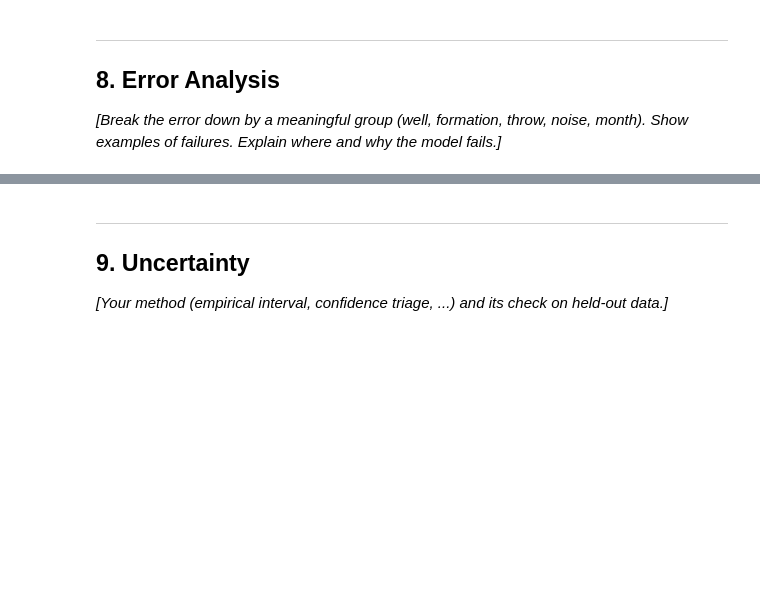
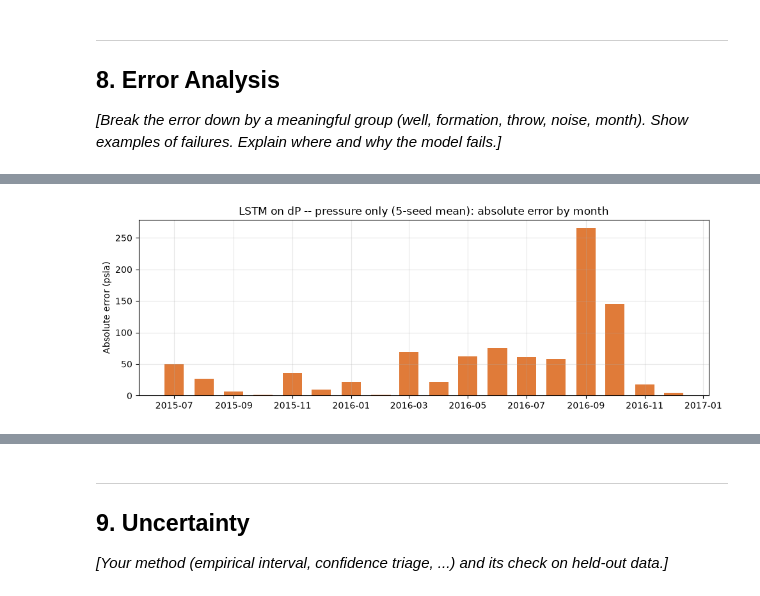
Before and after one commit to sadaraka-kadi/ml4pe-pressure-forecasting, a Jupyter notebook: notebooks/capstone.ipynb, the cells around one changed output, grey strips where cells are left out. Drawn from its saved outputs; the diff is of its cells as text; code cells hidden in the pictures; blank space fills up the shorter version.

```diff
--- a/notebooks/capstone.ipynb
+++ b/notebooks/capstone.ipynb
@@ -84,8 +84,8 @@ DATA_DIR = "../data"
 COLORS = {"blue": "#2d6a9f", "orange": "#e07b39", "green": "#2ca87f",
           "purple": "#8456b8", "navy": "#1a3a5c", "grey": "#b9c6d1"}
 
-OUT_PATH = Path("../output/")
-OUT_PATH.mkdir(parents=True, exist_ok=True)
+FIG_PATH = Path("../results/figures")
+FIG_PATH.mkdir(parents=True, exist_ok=True)
 # %%
 def set_seed(seed):
     np.random.seed(seed)
@@ -1040,0 +1146,20 @@ failures. Explain where and why the model fails.]*
+# %%
+# Error breakdown
+
+best_model_name = "LSTM on dP -- pressure only (5-seed mean)"   # confirm this matches your preds_C key exactly
+best_pred = preds_C[best_model_name]
+
+errors = best_pred - y_true_C
+abs_errors = np.abs(errors)
+
+error_df = pd.DataFrame({
+    "Date": test_C["Date"].values,
+    "Actual": y_true_C,
+    "Predicted": best_pred,
+    "Error": errors,
+    "AbsError": abs_errors
+})
+
+worst = error_df.sort_values("AbsError", ascending=False).head(5)
+print(f"Best single-step model: {best_model_name}\n")
+print(worst.to_string(index=False))
@@ -1040,0 +1175,11 @@ failures. Explain where and why the model fails.]*
+# %%
+plt.figure(figsize=(10, 3.5))
+plt.bar(error_df["Date"], error_df["AbsError"], color=COLORS["orange"], width=20)
+plt.ylabel("Absolute error (psia)")
+plt.title(f"{best_model_name}: absolute error by month")
+plt.grid(alpha=0.3)
+plt.tight_layout()
+plt.savefig(FIG_PATH / "error_by_month_single_step.png", dpi=200, bbox_inches='tight')
+plt.show()
+# %% [output]
+[figure, added]
```
Also changed, not shown: parts of 25 cells of this notebook.
